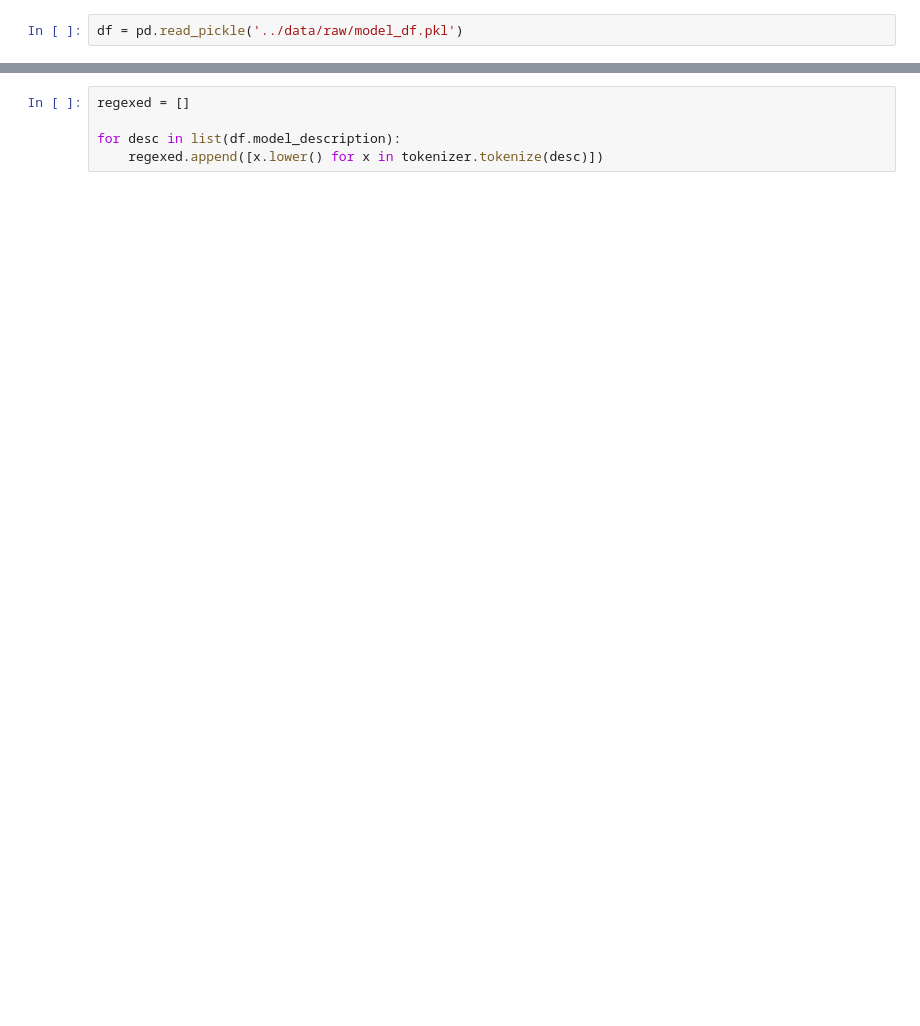
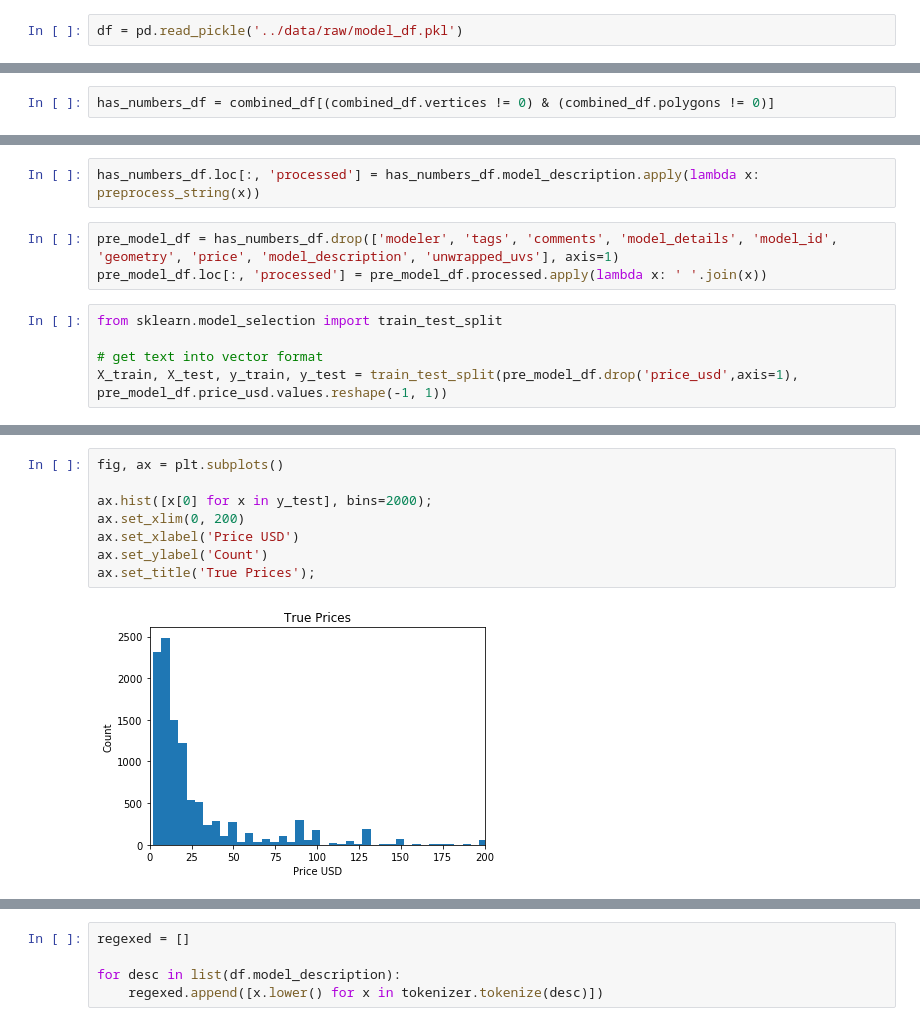
Before and after one commit to andrewmmeans/cgmodel-pricing, a Jupyter notebook: notebooks/analysis.ipynb, the cells around one changed output, grey strips where cells are left out. Cells and saved outputs as stored; diff of their text form; blank space fills up the shorter version.

Commit message:
add combined rf

```diff
--- a/notebooks/analysis.ipynb
+++ b/notebooks/analysis.ipynb
@@ -9,0 +79,2 @@ df = pd.read_pickle('../data/raw/model_df.pkl')
+# %%
+has_numbers_df = combined_df[(combined_df.vertices != 0) & (combined_df.polygons != 0)]
@@ -9,0 +83,10 @@ df = pd.read_pickle('../data/raw/model_df.pkl')
+# %%
+has_numbers_df.loc[:, 'processed'] = has_numbers_df.model_description.apply(lambda x: preprocess_string(x))
+# %%
+pre_model_df = has_numbers_df.drop(['modeler', 'tags', 'comments', 'model_details', 'model_id', 'geometry', 'price', 'model_description', 'unwrapped_uvs'], axis=1)
+pre_model_df.loc[:, 'processed'] = pre_model_df.processed.apply(lambda x: ' '.join(x))
+# %%
+from sklearn.model_selection import train_test_split
+
+# get text into vector format
+X_train, X_test, y_train, y_test = train_test_split(pre_model_df.drop('price_usd',axis=1), pre_model_df.price_usd.values.reshape(-1, 1))
@@ -9,0 +160,10 @@ df = pd.read_pickle('../data/raw/model_df.pkl')
+# %%
+fig, ax = plt.subplots()
+
+ax.hist([x[0] for x in y_test], bins=2000);
+ax.set_xlim(0, 200)
+ax.set_xlabel('Price USD')
+ax.set_ylabel('Count')
+ax.set_title('True Prices');
+# %% [output]
+[figure, added]
```
Also changed, not shown: parts of 67 cells of this notebook.
